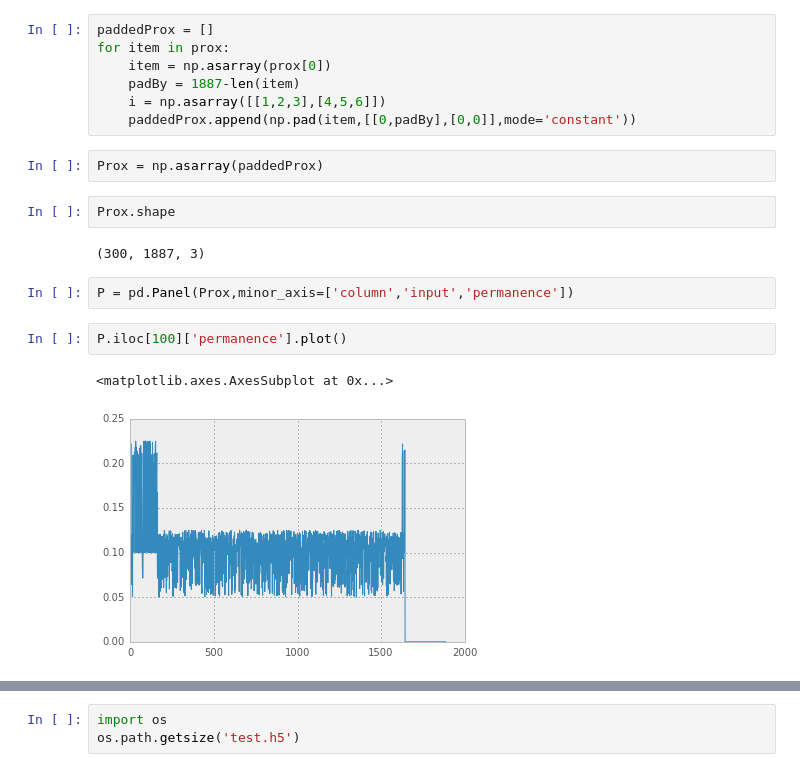
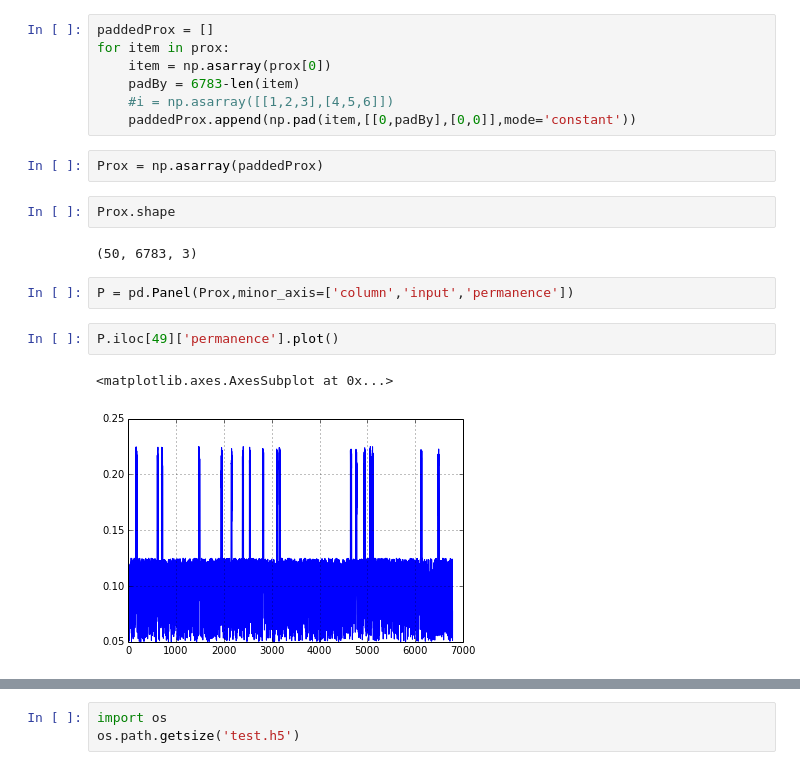
Before and after one commit to rhuairahrighairidh/nitpick, a Jupyter notebook: development/DataHandlingExperiments.ipynb, the cells around one changed output, grey strips where cells are left out. Saved outputs shown, nothing was run; the diff lists cells and outputs as text.

```diff
--- a/development/DataHandlingExperiments.ipynb
+++ b/development/DataHandlingExperiments.ipynb
@@ -186,19 +178,19 @@ len(prox)
 paddedProx = []
 for item in prox:
     item = np.asarray(prox[0])
-    padBy = 1887-len(item)
-    i = np.asarray([[1,2,3],[4,5,6]])
+    padBy = 6783-len(item)
+    #i = np.asarray([[1,2,3],[4,5,6]])
     paddedProx.append(np.pad(item,[[0,padBy],[0,0]],mode='constant'))
 # %%
 Prox = np.asarray(paddedProx)
 # %%
 Prox.shape
 # %% [output]
-(300, 1887, 3)
+(50, 6783, 3)
 # %%
 P = pd.Panel(Prox,minor_axis=['column','input','permanence'])
 # %%
-P.iloc[100]['permanence'].plot()
+P.iloc[49]['permanence'].plot()
 # %% [output]
 <matplotlib.axes.AxesSubplot at 0x...>
-[figure, old version]
+[figure, new version]
```
Also changed, not shown: parts of 60 cells of this notebook, 1 other file.
